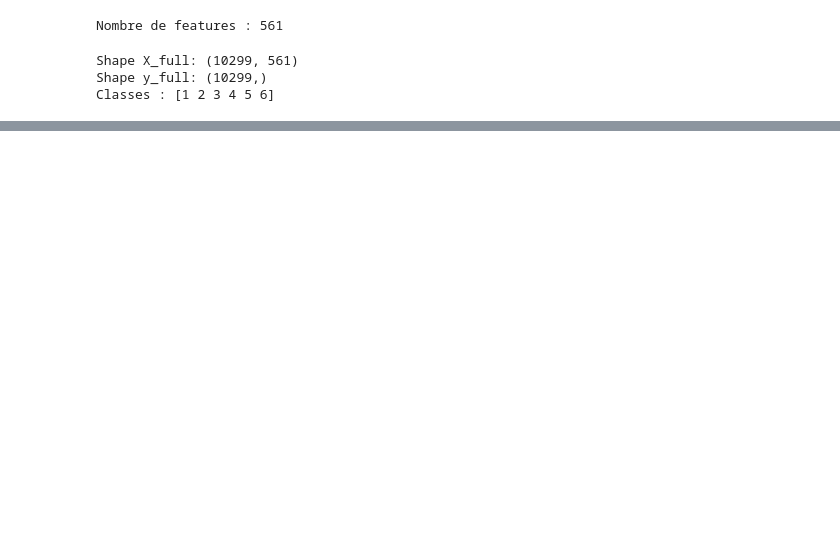
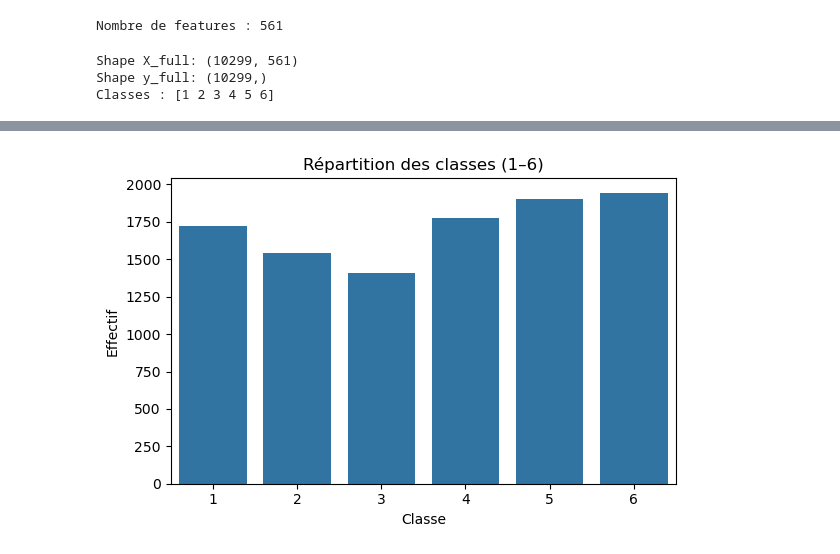
Before and after one commit to hemza1/MLFLOW_HumanActivity, a Jupyter notebook: notebooks/data_exploration.ipynb, the cells around one changed output, grey strips where cells are left out. Cells and saved outputs as stored; diff of their text form; code cells hidden in the pictures; blank space fills up the shorter version.

```diff
--- a/notebooks/data_exploration.ipynb
+++ b/notebooks/data_exploration.ipynb
@@ -29,0 +59,13 @@ Classes : [1 2 3 4 5 6]
+# %%
+import matplotlib.pyplot as plt
+import seaborn as sns
+
+plt.figure(figsize=(6,4))
+sns.countplot(x=y_full)
+plt.title("Répartition des classes (1–6)")
+plt.xlabel("Classe")
+plt.ylabel("Effectif")
+plt.tight_layout()
+plt.show()
+# %% [output]
+[figure, added]
```
Also changed, not shown: parts of 22 cells of this notebook, 32 other files.
